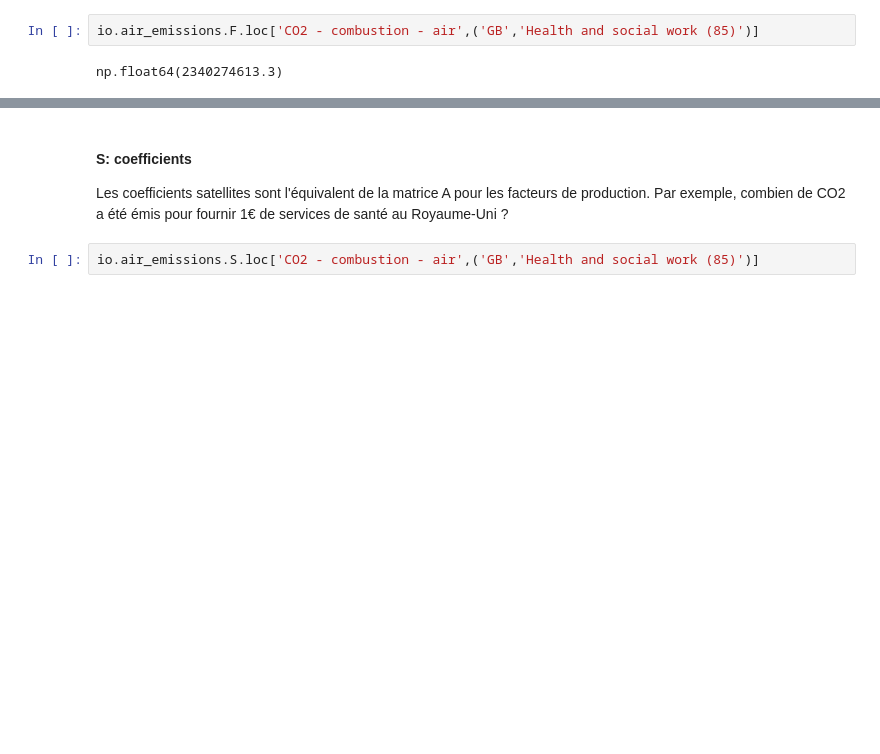
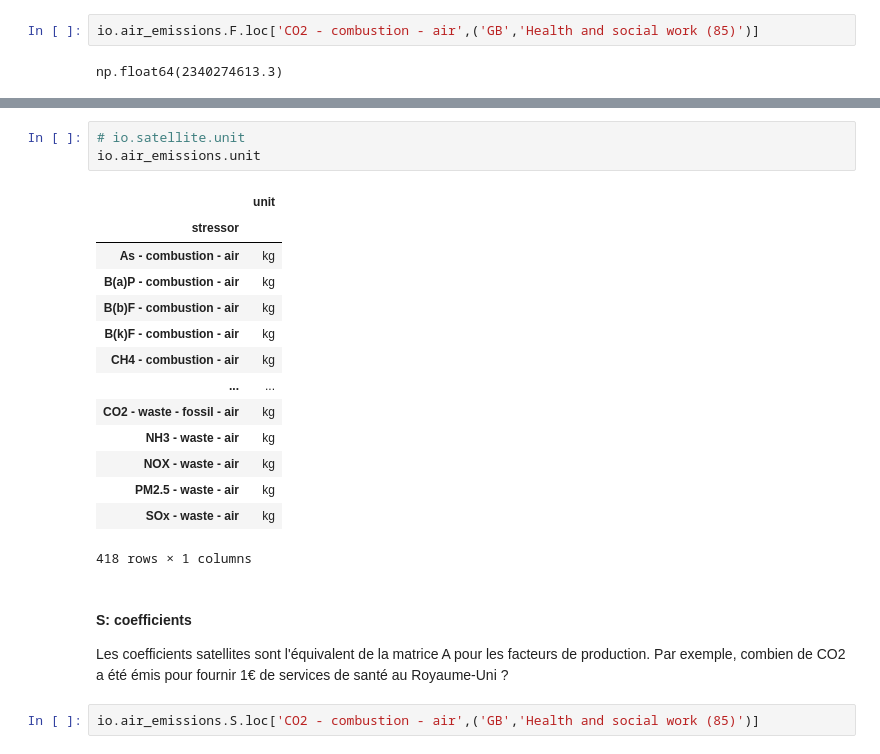
Before and after one commit to thomasgibon/io-footprinting, a Jupyter notebook: miniprojet_mines/1_introduction_structure_IO.ipynb, the cells around one changed output, grey strips where cells are left out. Saved outputs shown, nothing was run; the diff lists cells and outputs as text; blank space fills up the shorter version.

```diff
--- a/miniprojet_mines/1_introduction_structure_IO.ipynb
+++ b/miniprojet_mines/1_introduction_structure_IO.ipynb
@@ -387,3 +467,21 @@ np.float64(2340274613.3)
+# %%
+# io.satellite.unit
+io.air_emissions.unit
+# %% [output]
+|  | unit |
+| stressor |  |
+| As - combustion - air | kg |
+| B(a)P - combustion - air | kg |
+| B(b)F - combustion - air | kg |
+| B(k)F - combustion - air | kg |
+| CH4 - combustion - air | kg |
+| ... | ... |
+| CO2 - waste - fossil - air | kg |
+| NH3 - waste - air | kg |
+| NOX - waste - air | kg |
+| PM2.5 - waste - air | kg |
+| SOx - waste - air | kg |
+418 rows × 1 columns
 # %% [markdown]
 #### S: coefficients
 Les coefficients satellites sont l'équivalent de la matrice A pour les facteurs de production. Par exemple, combien de CO2 a été émis pour fournir 1€ de services de santé au Royaume-Uni ?
```
Also changed, not shown: parts of 34 cells of this notebook.
